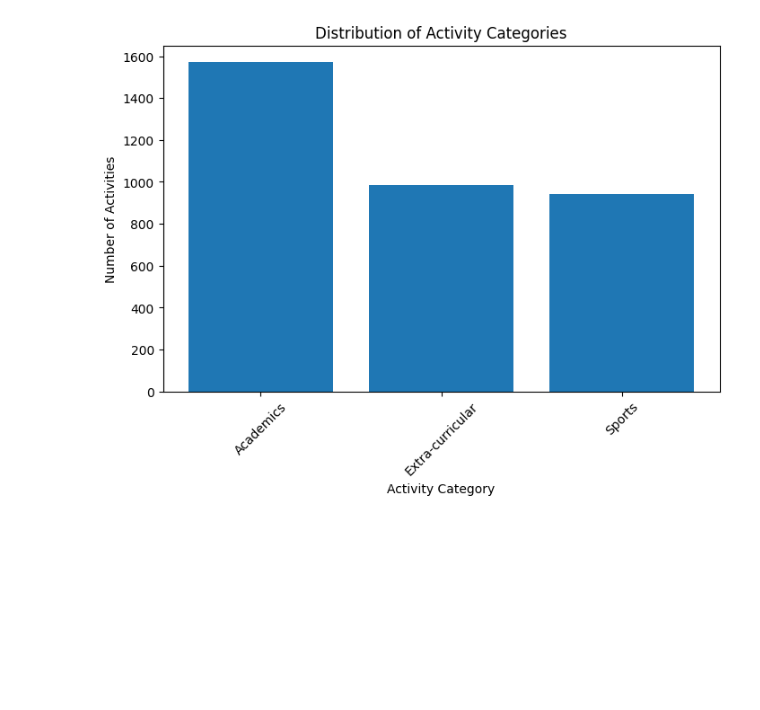
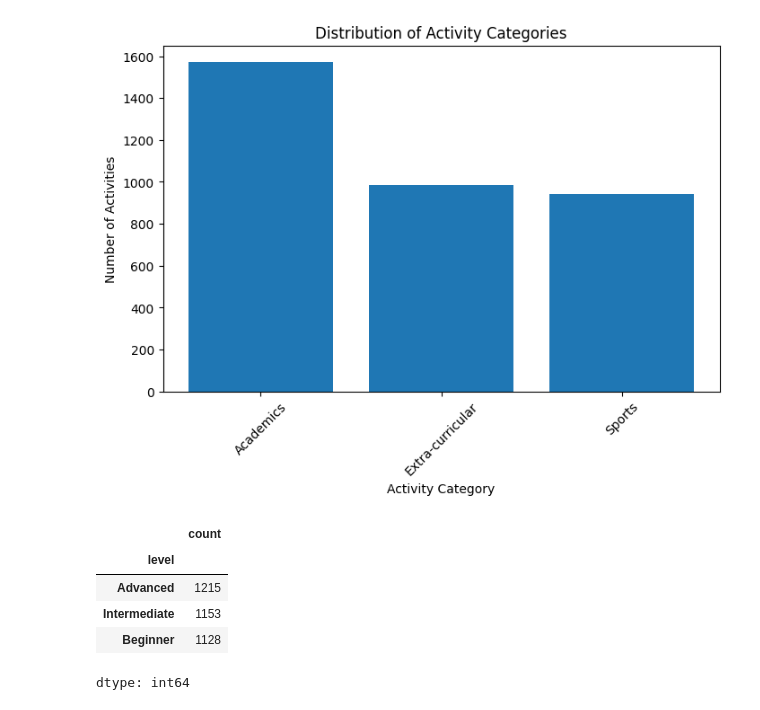
Before and after one commit to PrasastiBaitharu/ybi_foundation, a Jupyter notebook: YBI_45_DAY_INTERNSHIP.ipynb, the cells around one changed output. Saved outputs shown, nothing was run; the diff lists cells and outputs as text; code cells hidden in the pictures; blank space fills up the shorter version.

```diff
--- a/YBI_45_DAY_INTERNSHIP.ipynb
+++ b/YBI_45_DAY_INTERNSHIP.ipynb
@@ -313,3 +313,12 @@ plt.xticks(rotation=45)
 plt.show()
 # %% [output]
 [figure]
+# %%
+activity_df["level"].value_counts()
+# %% [output]
+|  | count |
+| level |  |
+| Advanced | 1215 |
+| Intermediate | 1153 |
+| Beginner | 1128 |
+dtype: int64
```
Also changed, not shown: parts of 2 cells of this notebook.
